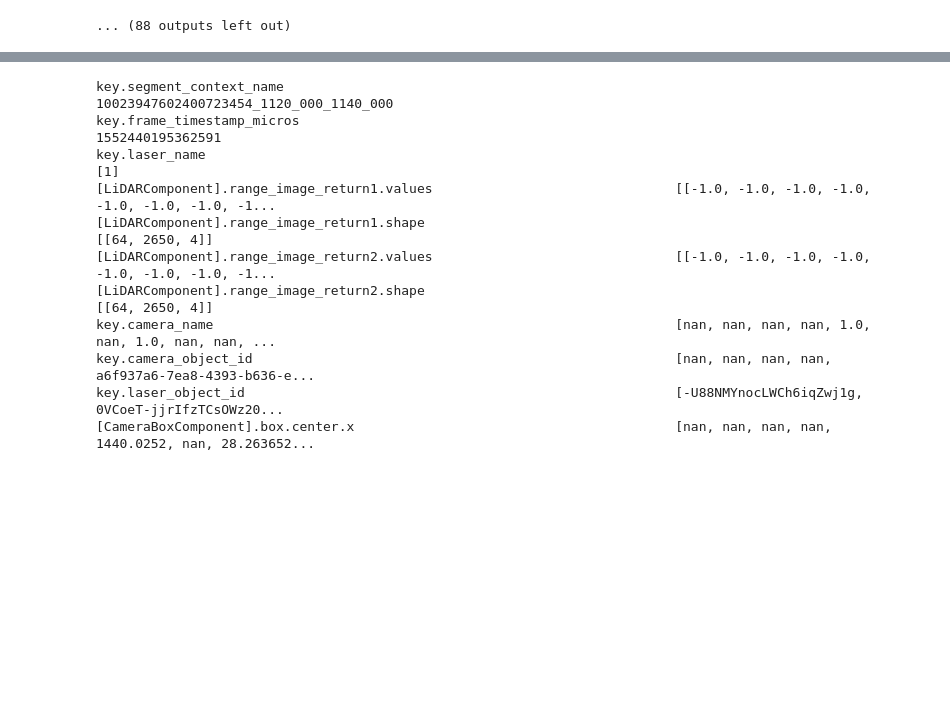
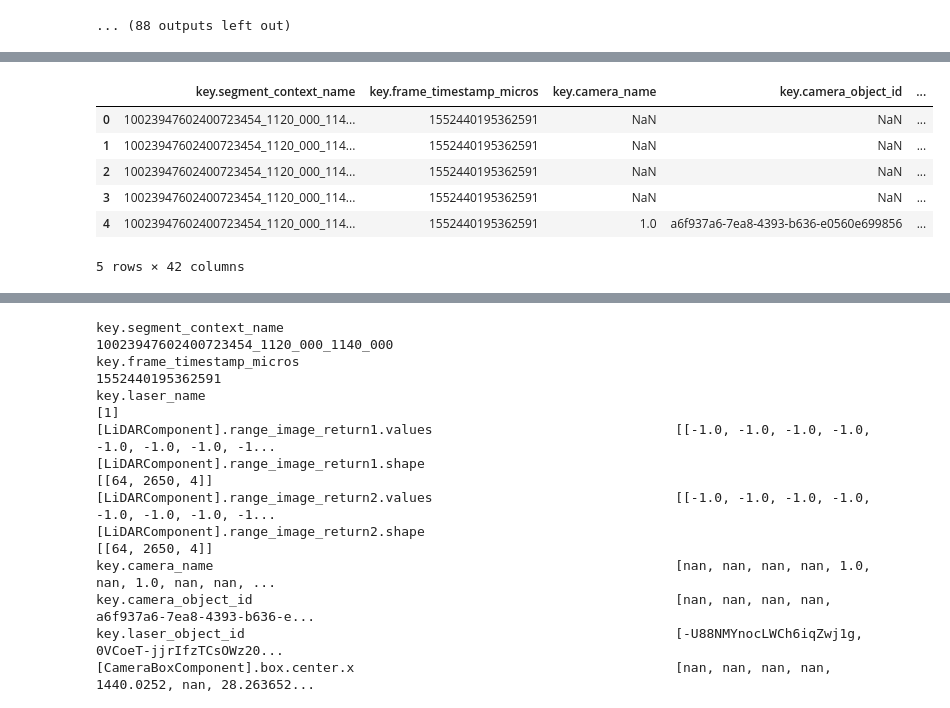
Before and after one commit to mgmike/mike_wod_v2, a Jupyter notebook: Waymo_v2_to_yolov8.ipynb, the cells around one changed output, grey strips where cells are left out. Cells and saved outputs as stored; diff of their text form; code cells hidden in the pictures; blank space fills up the shorter version.

```diff
--- a/Waymo_v2_to_yolov8.ipynb
+++ b/Waymo_v2_to_yolov8.ipynb
@@ -502,0 +562,10 @@ while (1):
+# %%
+obj_df.head()
+# %% [output]
+|  | key.segment_context_name | key.frame_timestamp_micros | key.camera_name | key.camera_object_id | ... |
+| 0 | 10023947602400723454_1120_000_114... | 1552440195362591 | NaN | NaN | ... |
+| 1 | 10023947602400723454_1120_000_114... | 1552440195362591 | NaN | NaN | ... |
+| 2 | 10023947602400723454_1120_000_114... | 1552440195362591 | NaN | NaN | ... |
+| 3 | 10023947602400723454_1120_000_114... | 1552440195362591 | NaN | NaN | ... |
+| 4 | 10023947602400723454_1120_000_114... | 1552440195362591 | 1.0 | a6f937a6-7ea8-4393-b636-e0560e699856 | ... |
+5 rows × 42 columns
```
Also changed, not shown: parts of 13 cells of this notebook.
